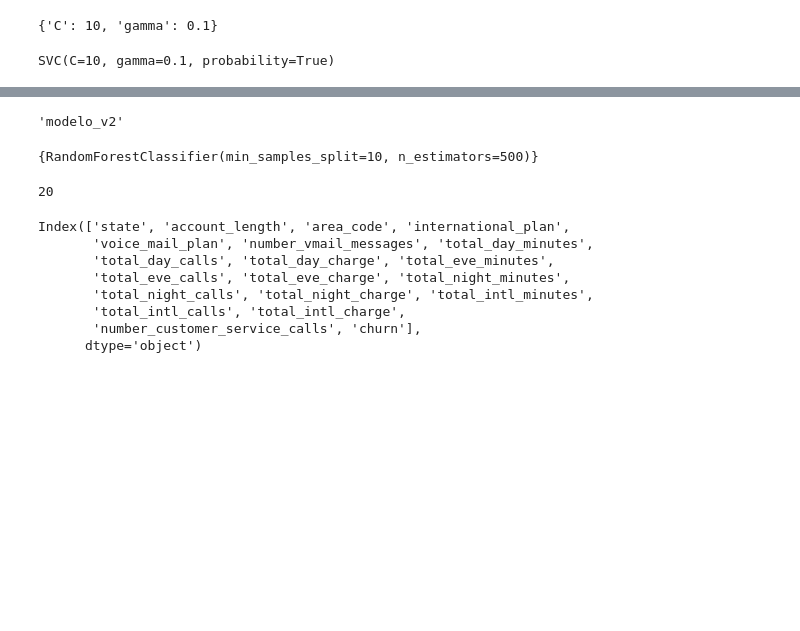
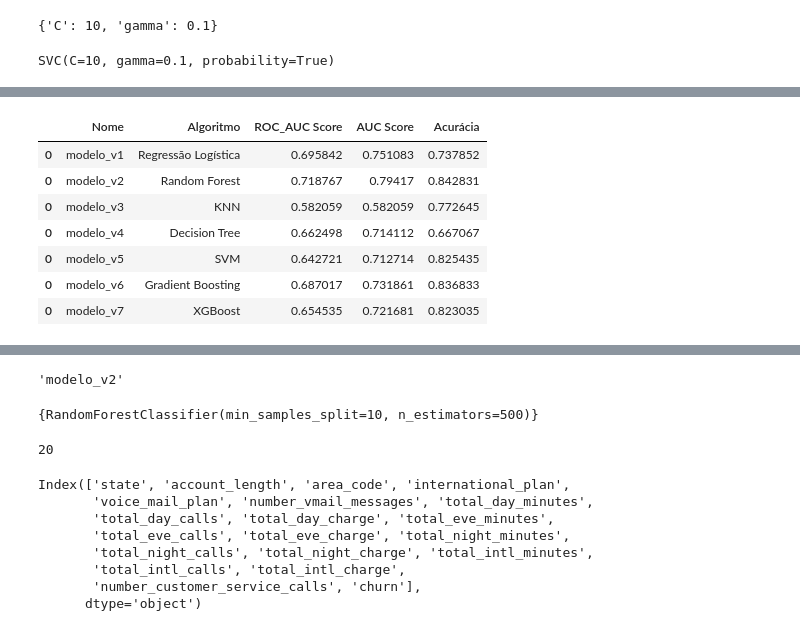
Before and after one commit to tatiananovaes/Customer_Churn_Telecom, a Jupyter notebook: machine_learning/customer_churn_telecom_05_ModelTraining.ipynb, the cells around one changed output, grey strips where cells are left out. Drawn from its saved outputs; the diff is of its cells as text; code cells hidden in the pictures; blank space fills up the shorter version.

```diff
--- a/machine_learning/customer_churn_telecom_05_ModelTraining.ipynb
+++ b/machine_learning/customer_churn_telecom_05_ModelTraining.ipynb
@@ -712,0 +783,14 @@ display(df_models)
+# %%
+# Dicionário com as métricas do modelo_v6
+dict_model_v6 = {'Nome': 'modelo_v6',
+                 'Algoritmo': 'Gradient Boosting',
+                 'ROC_AUC Score': roc_auc_v6,
+                 'AUC Score': auc_v6,
+                 'Acurácia': accuracy_v6}
+
+# Adiciona o dict ao dataframe de consolidação das métricas
+dict_model_v6 = pd.DataFrame.from_dict(dict_model_v6, orient='index').T
+df_list = [df_models, dict_model_v6]
+df_models = pd.concat(df_list)
+
+display(df_models)
@@ -712,0 +886,23 @@ display(df_models)
+# %%
+# Dicionário com as métricas do modelo_v7
+dict_model_v7 = {'Nome': 'modelo_v7',
+                 'Algoritmo': 'XGBoost',
+                 'ROC_AUC Score': roc_auc_v7,
+                 'AUC Score': auc_v7,
+                 'Acurácia': accuracy_v7}
+
+# Adiciona o dict ao dataframe de consolidação das métricas
+dict_model_v7 = pd.DataFrame.from_dict(dict_model_v7, orient='index').T
+df_list = [df_models, dict_model_v7]
+df_models = pd.concat(df_list)
+
+display(df_models)
+# %% [output]
+|  | Nome | Algoritmo | ROC_AUC Score | AUC Score | Acurácia |
+| 0 | modelo_v1 | Regressão Logística | 0.695842 | 0.751083 | 0.737852 |
+| 0 | modelo_v2 | Random Forest | 0.718767 | 0.79417 | 0.842831 |
+| 0 | modelo_v3 | KNN | 0.582059 | 0.582059 | 0.772645 |
+| 0 | modelo_v4 | Decision Tree | 0.662498 | 0.714112 | 0.667067 |
+| 0 | modelo_v5 | SVM | 0.642721 | 0.712714 | 0.825435 |
+| 0 | modelo_v6 | Gradient Boosting | 0.687017 | 0.731861 | 0.836833 |
+| 0 | modelo_v7 | XGBoost | 0.654535 | 0.721681 | 0.823035 |
```
Also changed, not shown: parts of 93 cells of this notebook, 15 other files.
